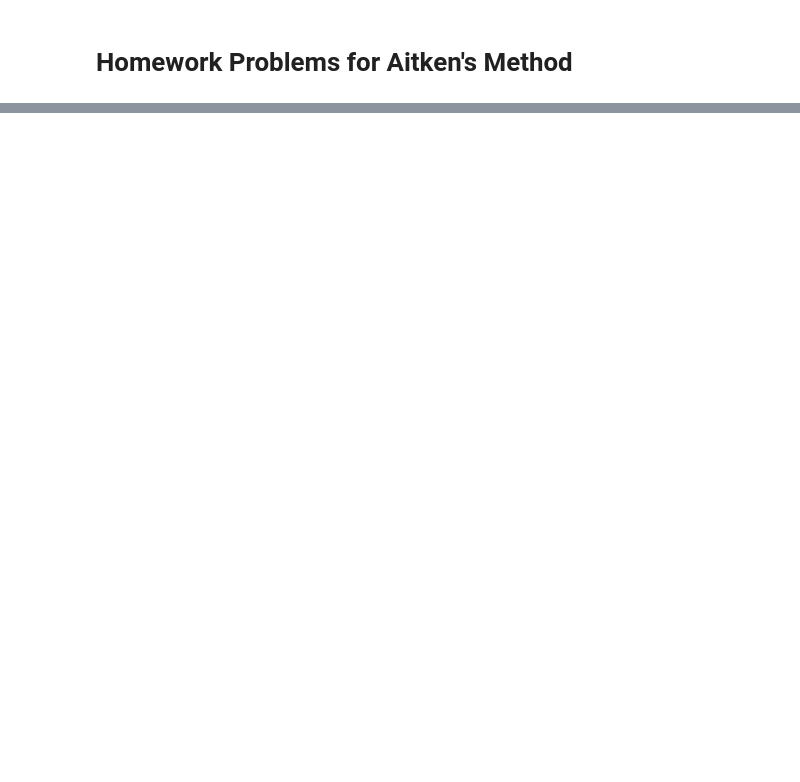
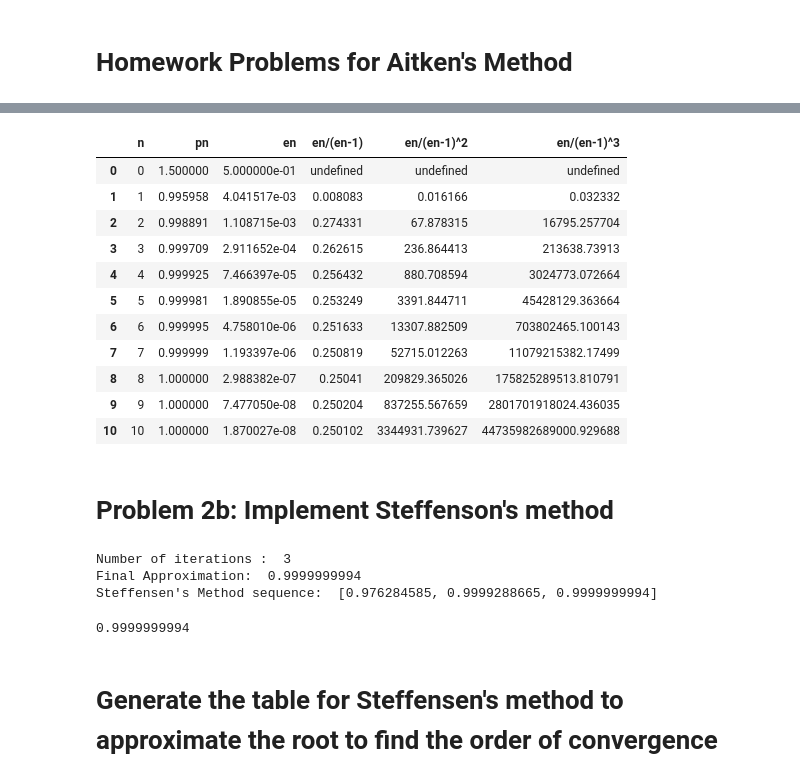
Before and after one commit to mnocerino23/Numerical-Analysis, a Jupyter notebook: 166_finalproject.ipynb, the cells around one changed output, grey strips where cells are left out. Cells and saved outputs as stored; diff of their text form; code cells hidden in the pictures; blank space fills up the shorter version.

```diff
--- a/166_finalproject.ipynb
+++ b/166_finalproject.ipynb
@@ -112,0 +95,7 @@ Steffensen's Method sequence:  [1.365265224, 1.3652300134]
+# %%
+col1 = [0]
+col2 = [-4]
+col3 = [-3]
+col4 = ["undefined"]
+col5 = ["undefined"]
+col6 = ["undefined"]
@@ -112,0 +189,32 @@ Steffensen's Method sequence:  [1.365265224, 1.3652300134]
+# %%
+aitkens_table = pd.DataFrame(columns = ['n', 'pn','en', 'en/(en-1)', 'en/(en-1)^2', 'en/(en-1)^3'])
+# %%
+col1 = [0]
+col2 = [1.5]
+col3 = [0.5]
+col4 = ["undefined"]
+col5 = ["undefined"]
+col6 = ["undefined"]
+# %%
+for i in range(10):
+  col1.append(i+1)
+  p_previous = col2[-1]
+  next_p = aitkens(f, fprime, 1.5, i+1)
+  col2.append(next_p)
+
+  #accepted value of this root is x = 1
+  error = abs((1)-next_p)
+  previous_error = col3[-1]
+
+  col3.append(error)
+  col4.append(error/previous_error)
+  col5.append((error)/(previous_error**2))
+  col6.append((error)/((previous_error**3)))
+
+#populate the table
+aitkens_table['n'] = col1
+aitkens_table['pn'] = col2
+aitkens_table['en'] = col3
+aitkens_table['en/(en-1)'] = col4
+aitkens_table['en/(en-1)^2'] = col5
+aitkens_table['en/(en-1)^3'] = col6
@@ -112,0 +239,17 @@ Steffensen's Method sequence:  [1.365265224, 1.3652300134]
+# %%
+aitkens_table
+# %% [output]
+|  | n | pn | en | en/(en-1) | en/(en-1)^2 | en/(en-1)^3 |
+| 0 | 0 | 1.500000 | 5.000000e-01 | undefined | undefined | undefined |
+| 1 | 1 | 0.995958 | 4.041517e-03 | 0.008083 | 0.016166 | 0.032332 |
+| 2 | 2 | 0.998891 | 1.108715e-03 | 0.274331 | 67.878315 | 16795.257704 |
+| 3 | 3 | 0.999709 | 2.911652e-04 | 0.262615 | 236.864413 | 213638.73913 |
+| 4 | 4 | 0.999925 | 7.466397e-05 | 0.256432 | 880.708594 | 3024773.072664 |
+| 5 | 5 | 0.999981 | 1.890855e-05 | 0.253249 | 3391.844711 | 45428129.363664 |
+| 6 | 6 | 0.999995 | 4.758010e-06 | 0.251633 | 13307.882509 | 703802465.100143 |
+| 7 | 7 | 0.999999 | 1.193397e-06 | 0.250819 | 52715.012263 | 11079215382.17499 |
+| 8 | 8 | 1.000000 | 2.988382e-07 | 0.25041 | 209829.365026 | 175825289513.810791 |
+| 9 | 9 | 1.000000 | 7.477050e-08 | 0.250204 | 837255.567659 | 2801701918024.436035 |
+| 10 | 10 | 1.000000 | 1.870027e-08 | 0.250102 | 3344931.739627 | 44735982689000.929688 |
+# %% [markdown]
+# Problem 2b: Implement Steffenson's method
@@ -112,0 +304,9 @@ Steffensen's Method sequence:  [1.365265224, 1.3652300134]
+# %%
+steffensen(newtons_fpi, 1.5, 3)
+# %% [output]
+Number of iterations :  3
+Final Approximation:  0.9999999994
+Steffensen's Method sequence:  [0.976284585, 0.9999288665, 0.9999999994]
+0.9999999994
+# %% [markdown]
+# Generate the table for Steffensen's method to approximate the root to find the order of convergence
```
Also changed, not shown: parts of 43 cells of this notebook.
